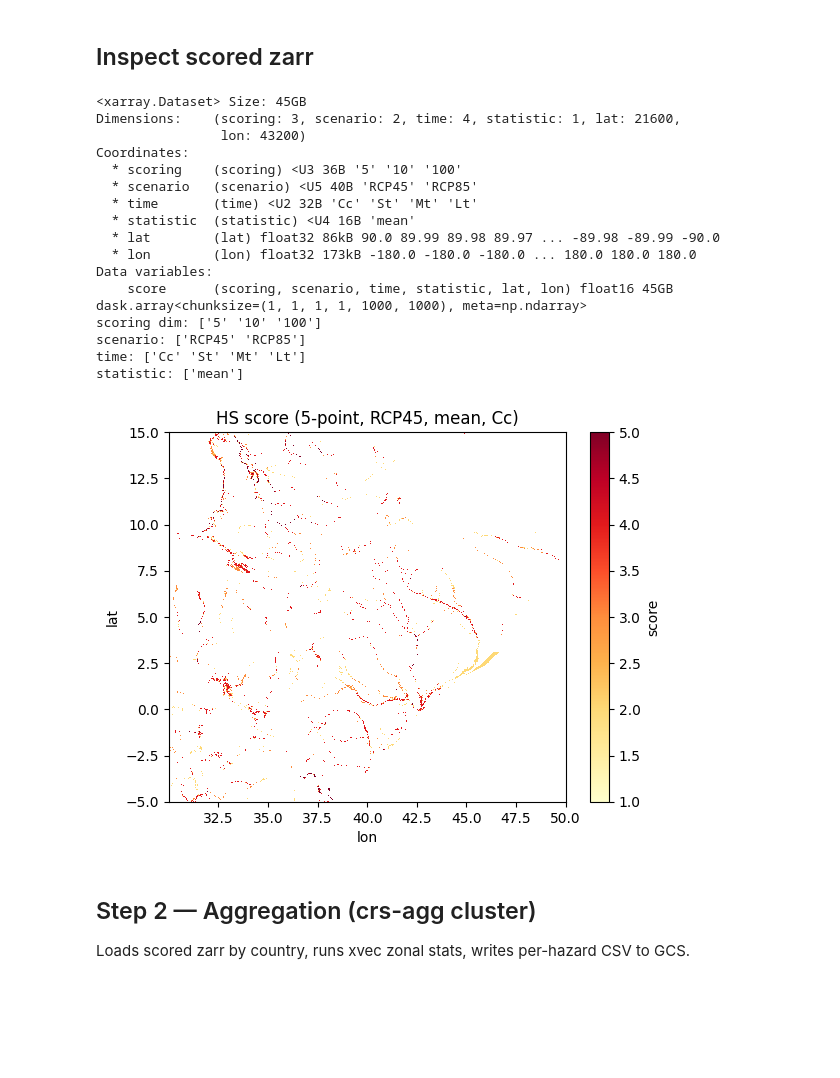
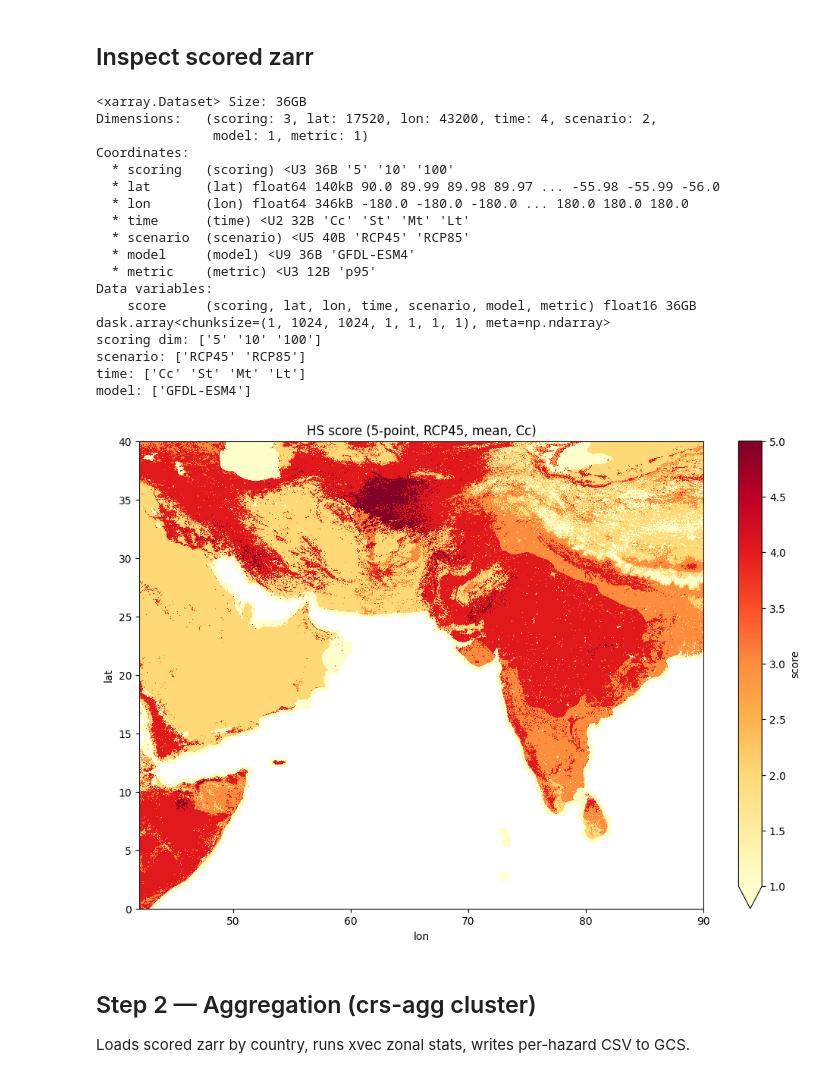
Before and after one commit to Climate-Risk-Services/CRS.ZarrPipelines, a Jupyter notebook: app/scripts/smoke-tests/level3.ipynb, the cells around one changed output. Cells and saved outputs as stored; diff of their text form; code cells hidden in the pictures; blank space fills up the shorter version.

```diff
--- a/app/scripts/smoke-tests/level3.ipynb
+++ b/app/scripts/smoke-tests/level3.ipynb
@@ -46,38 +55,41 @@ print("Score cluster shut down")
 # %% [markdown]
 ## Inspect scored zarr
 # %%
-ds = xr.open_zarr("gs://crs_climate_data_public/production_test/hazard_scores/RF.zarr")
+ds = xr.open_zarr("gs://crs_climate_data_public/production_test/hazard_scores/WF.zarr")
 print(ds)
 print("scoring dim:", ds.scoring.values)
 for coord in ("scenario", "time", "statistic", "model"):
     if coord in ds.coords:
         print(f"{coord}: {ds[coord].values}")
 # %% [output]
-<xarray.Dataset> Size: 45GB
-Dimensions:    (scoring: 3, scenario: 2, time: 4, statistic: 1, lat: 21600,
-                lon: 43200)
+<xarray.Dataset> Size: 36GB
+Dimensions:   (scoring: 3, lat: 17520, lon: 43200, time: 4, scenario: 2,
+               model: 1, metric: 1)
 Coordinates:
-  * scoring    (scoring) <U3 36B '5' '10' '100'
-  * scenario   (scenario) <U5 40B 'RCP45' 'RCP85'
-  * time       (time) <U2 32B 'Cc' 'St' 'Mt' 'Lt'
-  * statistic  (statistic) <U4 16B 'mean'
-  * lat        (lat) float32 86kB 90.0 89.99 89.98 89.97 ... -89.98 -89.99 -90.0
-  * lon        (lon) float32 173kB -180.0 -180.0 -180.0 ... 180.0 180.0 180.0
+  * scoring   (scoring) <U3 36B '5' '10' '100'
+  * lat       (lat) float64 140kB 90.0 89.99 89.98 89.97 ... -55.98 -55.99 -56.0
+  * lon       (lon) float64 346kB -180.0 -180.0 -180.0 ... 180.0 180.0 180.0
+  * time      (time) <U2 32B 'Cc' 'St' 'Mt' 'Lt'
+  * scenario  (scenario) <U5 40B 'RCP45' 'RCP85'
+  * model     (model) <U9 36B 'GFDL-ESM4'
+  * metric    (metric) <U3 12B 'p95'
 Data variables:
-    score      (scoring, scenario, time, statistic, lat, lon) float16 45GB dask.array<chunksize=(1, 1, 1, 1, 1000, 1000), meta=np.ndarray>
+    score     (scoring, lat, lon, time, scenario, model, metric) float16 36GB dask.array<chunksize=(1, 1024, 1024, 1, 1, 1, 1), meta=np.ndarray>
 scoring dim: ['5' '10' '100']
 scenario: ['RCP45' 'RCP85']
 time: ['Cc' 'St' 'Mt' 'Lt']
-statistic: ['mean']
+model: ['GFDL-ESM4']
 # %%
-# Quick visual check — East Africa, 5-point
-sel = dict(scoring="5", scenario="RCP45", statistic="mean", time="Cc",
-           lat=slice(15,-5), lon=slice(30, 50))
+# Set figure size (width, height) in inches
+plt.figure(figsize=(12, 8))
+
+sel = dict(scoring="5", scenario="RCP45", time="St",
+           lat=slice(40,0), lon=slice(42, 90))
 ds.sel(**sel)["score"].compute().plot(cmap="YlOrRd", vmin=1, vmax=5)
 plt.title("HS score (5-point, RCP45, mean, Cc)")
 plt.show()
 # %% [output]
-[figure, old version]
+[figure, new version]
 # %% [markdown]
 ## Step 2 — Aggregation (crs-agg cluster)
 
```
Also changed, not shown: parts of 2 cells of this notebook, 4 other files.
